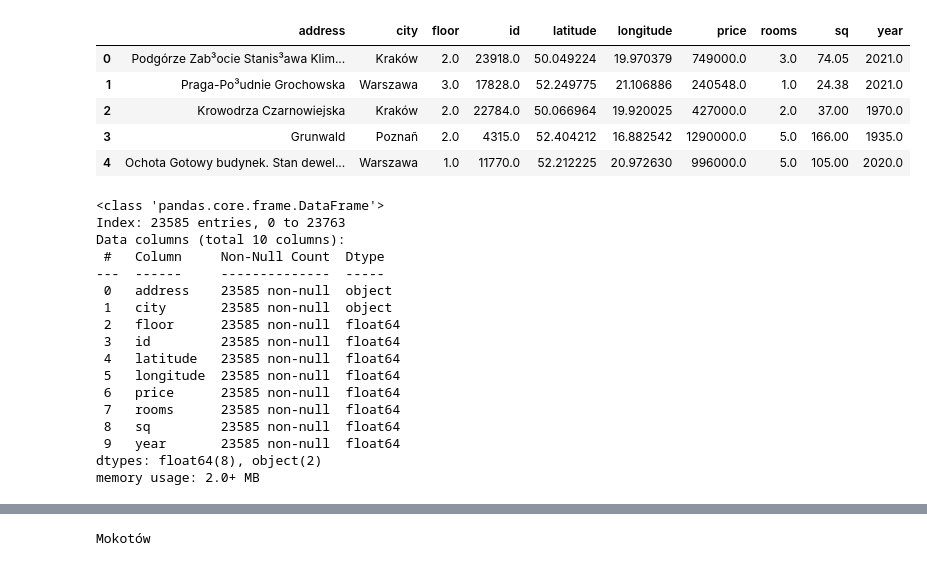
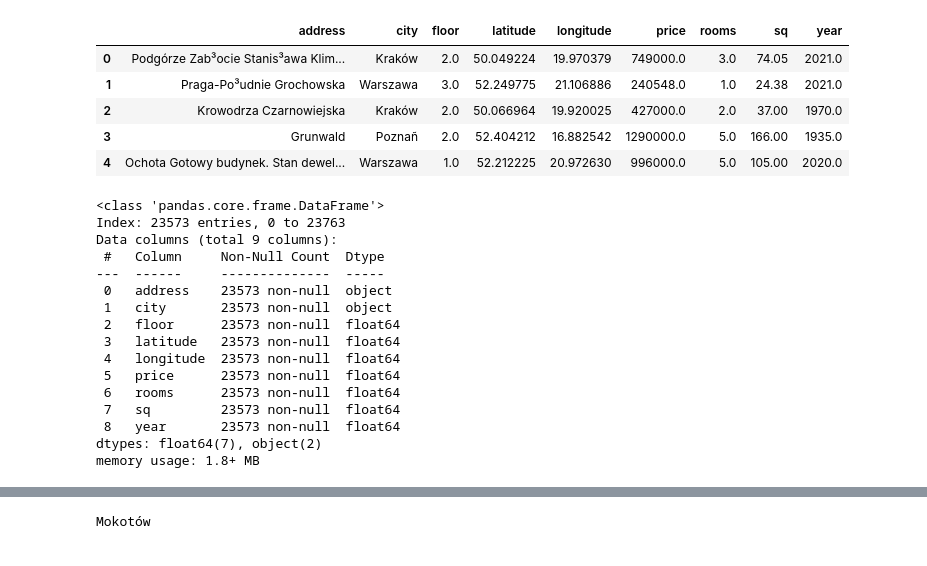
Before and after one commit to S4vyss/machine-learning, a Jupyter notebook: housing_california/mieszkania_polska.ipynb, the cells around one changed output, grey strips where cells are left out. Cells and saved outputs as stored; diff of their text form; code cells hidden in the pictures.

```diff
--- a/housing_california/mieszkania_polska.ipynb
+++ b/housing_california/mieszkania_polska.ipynb
@@ -1,39 +1,40 @@
 # %%
 import pandas as pd
 
 housing = pd.read_csv('zestawy danych/mieszkania_poland/Houses.csv', encoding='latin-1', index_col=0)
 housing = housing[housing['sq'] < 500]
 housing = housing[housing['price'] < 3000000]
 housing = housing[housing['year'] <= 2023]
+housing = housing[housing['year'] >= 1500]
+housing = housing.drop('id',axis=1)
 
 housing.head()
 # %% [output]
-|  | address | city | floor | id | latitude | longitude | price | rooms | sq | year |
-| 0 | Podgórze Zab³ocie Stanis³awa Klim... | Kraków | 2.0 | 23918.0 | 50.049224 | 19.970379 | 749000.0 | 3.0 | 74.05 | 2021.0 |
-| 1 | Praga-Po³udnie Grochowska | Warszawa | 3.0 | 17828.0 | 52.249775 | 21.106886 | 240548.0 | 1.0 | 24.38 | 2021.0 |
-| 2 | Krowodrza Czarnowiejska | Kraków | 2.0 | 22784.0 | 50.066964 | 19.920025 | 427000.0 | 2.0 | 37.00 | 1970.0 |
-| 3 | Grunwald | Poznañ | 2.0 | 4315.0 | 52.404212 | 16.882542 | 1290000.0 | 5.0 | 166.00 | 1935.0 |
-| 4 | Ochota Gotowy budynek. Stan dewel... | Warszawa | 1.0 | 11770.0 | 52.212225 | 20.972630 | 996000.0 | 5.0 | 105.00 | 2020.0 |
+|  | address | city | floor | latitude | longitude | price | rooms | sq | year |
+| 0 | Podgórze Zab³ocie Stanis³awa Klim... | Kraków | 2.0 | 50.049224 | 19.970379 | 749000.0 | 3.0 | 74.05 | 2021.0 |
+| 1 | Praga-Po³udnie Grochowska | Warszawa | 3.0 | 52.249775 | 21.106886 | 240548.0 | 1.0 | 24.38 | 2021.0 |
+| 2 | Krowodrza Czarnowiejska | Kraków | 2.0 | 50.066964 | 19.920025 | 427000.0 | 2.0 | 37.00 | 1970.0 |
+| 3 | Grunwald | Poznañ | 2.0 | 52.404212 | 16.882542 | 1290000.0 | 5.0 | 166.00 | 1935.0 |
+| 4 | Ochota Gotowy budynek. Stan dewel... | Warszawa | 1.0 | 52.212225 | 20.972630 | 996000.0 | 5.0 | 105.00 | 2020.0 |
 # %%
 housing.info()
 # %% [output]
 <class 'pandas.core.frame.DataFrame'>
-Index: 23585 entries, 0 to 23763
-Data columns (total 10 columns):
+Index: 23573 entries, 0 to 23763
+Data columns (total 9 columns):
  #   Column     Non-Null Count  Dtype
 ---  ------     --------------  -----
- 0   address    23585 non-null  object
- 1   city       23585 non-null  object
- 2   floor      23585 non-null  float64
- 3   id         23585 non-null  float64
- 4   latitude   23585 non-null  float64
- 5   longitude  23585 non-null  float64
- 6   price      23585 non-null  float64
- 7   rooms      23585 non-null  float64
- 8   sq         23585 non-null  float64
- 9   year       23585 non-null  float64
-dtypes: float64(8), object(2)
-memory usage: 2.0+ MB
+ 0   address    23573 non-null  object
+ 1   city       23573 non-null  object
+ 2   floor      23573 non-null  float64
+ 3   latitude   23573 non-null  float64
+ 4   longitude  23573 non-null  float64
+ 5   price      23573 non-null  float64
+ 6   rooms      23573 non-null  float64
+ 7   sq         23573 non-null  float64
+ 8   year       23573 non-null  float64
+dtypes: float64(7), object(2)
+memory usage: 1.8+ MB
 # %%
 housing['address'].value_counts()
 # %% [output]
```
Also changed, not shown: parts of 7 cells of this notebook.
